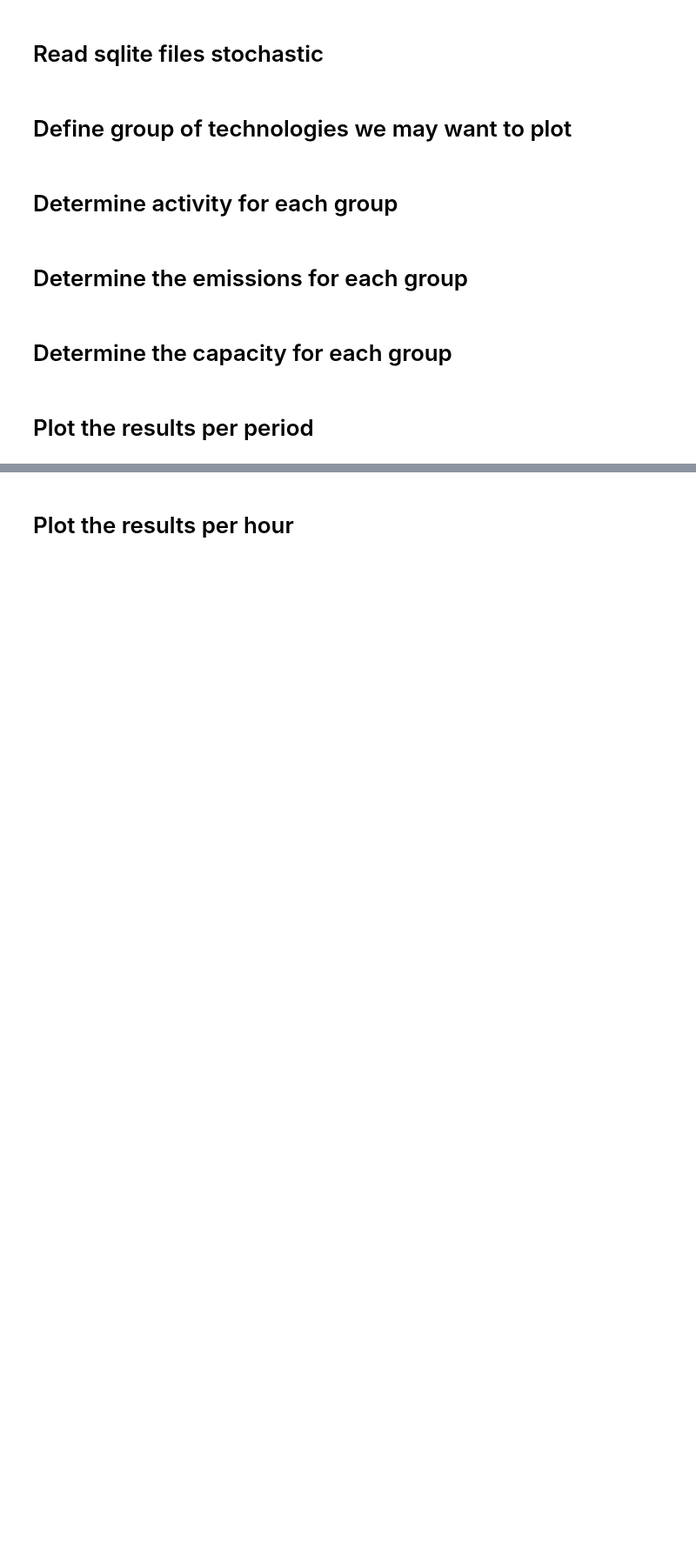
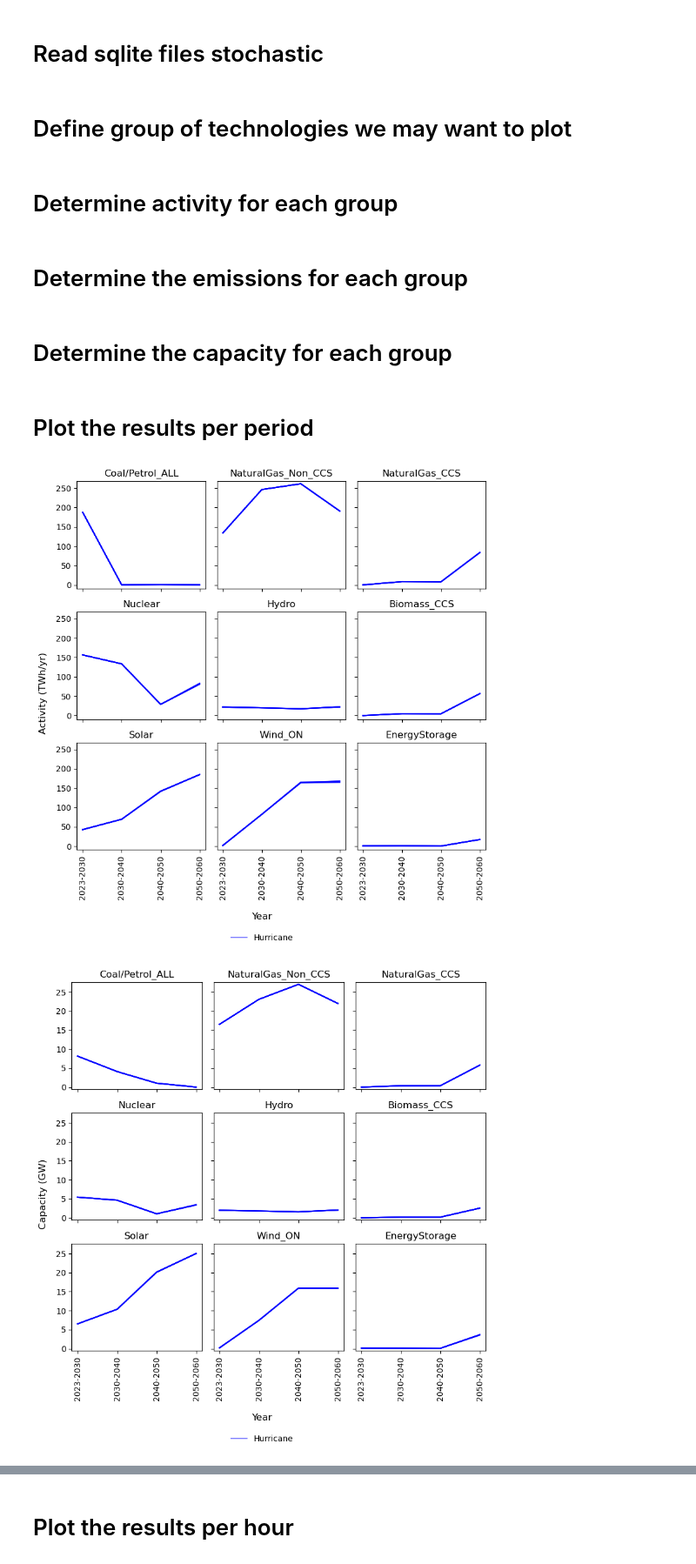
Before and after one commit to vaduraes/TemoaHurricane_V2, a Jupyter notebook: InterpretResults/PlotResultsStochastic.ipynb, the cells around one changed output, grey strips where cells are left out. Shown at 87% size. Cells and saved outputs as stored; diff of their text form; code cells hidden in the pictures; blank space fills up the shorter version.

```diff
--- a/InterpretResults/PlotResultsStochastic.ipynb
+++ b/InterpretResults/PlotResultsStochastic.ipynb
@@ -49,6 +49,8 @@ for simulation in tqdm(list(SqliteNamesStochastic.keys())):
 # %% [markdown]
 # Define group of technologies we may want to plot
 # %%
+
+
 TechAtGroups={"Existing":["AB_ST_EXISTING","BLQ_ST_EXISTING","OBG_IC_EXISTING","WDS_ST_EXISTING",
                         "WH_ST_EXISTING","LFG_GT_EXISTING","LFG_IC_EXISTING","BIT_ST_EXISTING",
                         "NG_CC_EXISTING","NG_GT_EXISTING","NG_ST_EXISTING","NUC_ST_EXISTING",
@@ -65,7 +67,7 @@ TechAtGroups={"Existing":["AB_ST_EXISTING","BLQ_ST_EXISTING","OBG_IC_EXISTING","
                         "WIND-LAND-C8_NEW",
                         "WIND-OFFSHORE-C6_NEW"],
 
-                "Biomass":["AB_ST_EXISTING","BLQ_ST_EXISTING","OBG_IC_EXISTING","WDS_ST_EXISTING",
+                "Biomass_Non_CCS":["AB_ST_EXISTING","BLQ_ST_EXISTING","OBG_IC_EXISTING","WDS_ST_EXISTING",
                         "WH_ST_EXISTING","LFG_GT_EXISTING","LFG_IC_EXISTING","BIOMASS_NEW"],
 
                 "Biomass_CCS":["BIOMASS_CC90_NEW"],
@@ -74,15 +76,14 @@ TechAtGroups={"Existing":["AB_ST_EXISTING","BLQ_ST_EXISTING","OBG_IC_EXISTING","
 
                 # "Coal_CCS":["COAL_95CC_NEW","COAL_99CC_NEW"],
 
-                "NaturalGas_Existing":["NG_CC_EXISTING","NG_GT_EXISTING","NG_ST_EXISTING"],
-                "NaturalGas_New":["NG_F-FRAME_CT_NEW","NG_F-FRAME_CC_NEW","NG_H-FRAME_CC_NEW","NG_F-FRAME_CC_95CC_NEW","NG_H-FRAME_CC_95CC_NEW","NG_F-FRAME_CC_97CC_NEW","NG_H-FRAME_CC_97CC_NEW"],
+                #"NaturalGas_Non_CCS":["NG_CC_EX_NO_RFIT","NG_GT_EX_NO_RFIT","NG_F-FRAME_CC_NEW_NO_RFIT","NG_F-FRAME_CT_NEW_NO_RFIT","NG_H-FRAME_CC_NEW_NO_RFIT","NG_ST_EXISTING"],
+                "NaturalGas_Non_CCS":["NG_CC_EXISTING","NG_GT_EXISTING","NG_ST_EXISTING","NG_F-FRAME_CT_NEW","NG_F-FRAME_CC_NEW","NG_H-FRAME_CC_NEW"],
 
-                "NaturalGas":["NG_CC_EXISTING","NG_GT_EXISTING","NG_ST_EXISTING",
-                            "NG_F-FRAME_CT_NEW","NG_F-FRAME_CC_NEW","NG_H-FRAME_CC_NEW","NG_F-FRAME_CC_95CC_NEW","NG_H-FRAME_CC_95CC_NEW","NG_F-FRAME_CC_97CC_NEW",
-                            "NG_H-FRAME_CC_97CC_NEW"],
+                # "NaturalGas_CCS":["NG_F-FRAME_CC_95CC_NEW","NG_H-FRAME_CC_95CC_NEW","NG_F-FRAME_CC_97CC_NEW",
+                #             "NG_H-FRAME_CC_97CC_NEW","NG_CC_EX_RFIT","NG_GT_EX_RFIT","NG_F-FRAME_CC_NEW_RFIT","NG_F-FRAME_CT_NEW_RFIT","NG_H-FRAME_CC_NEW_RFIT"],
 
                 "NaturalGas_CCS":["NG_F-FRAME_CC_95CC_NEW","NG_H-FRAME_CC_95CC_NEW","NG_F-FRAME_CC_97CC_NEW",
-                            "NG_H-FRAME_CC_97CC_NEW"],
+                            "NG_H-FRAME_CC_97CC_NEW","NG_CC_EX_RFIT","NG_GT_EX_RFIT","NG_F-FRAME_CC_NEW_RFIT","NG_F-FRAME_CT_NEW_RFIT","NG_H-FRAME_CC_NEW_RFIT"],
 
                 "Nuclear":["NUCLEAR-AP1000_NEW","NUCLEAR-SMR_NEW","NUC_ST_EXISTING"],
 
@@ -316,23 +317,26 @@ def Plot(Iten, PlotGroups, Data=Data):
 # %%
 Iten="Activity" # "Activity" or "Emissions" or "Capacity"
 PlotGroups=[]
-PlotGroups.append(["NaturalGas","NaturalGas_New", "NaturalGas_Existing"])#Line 1
-PlotGroups.append(["Wind_OFF","Wind_ON","New"])#Line 2
-PlotGroups.append(["Solar","Nuclear", "Existing"])#Line 3 # Hydro
+PlotGroups.append(["Coal/Petrol_ALL","NaturalGas_Non_CCS", "NaturalGas_CCS"])#Line 1
+PlotGroups.append(["Nuclear","Hydro", "Biomass_CCS"])#Line 2
+PlotGroups.append(["Solar","Wind_ON", "EnergyStorage"])
 Plot(Iten,PlotGroups)
 
 ################################
 Iten="Capacity" # "Activity" or "Emissions" or "Capacity"
 PlotGroups=[]
-PlotGroups.append(["NaturalGas","NaturalGas_New", "NaturalGas_Existing"])#Line 1
-PlotGroups.append(["Wind_OFF","Wind_ON","New"])#Line 2
-PlotGroups.append(["Solar","Nuclear", "Existing"])#Line 3
+PlotGroups.append(["Coal/Petrol_ALL","NaturalGas_Non_CCS", "NaturalGas_CCS"])#Line 1
+PlotGroups.append(["Nuclear","Hydro", "Biomass_CCS"])#Line 2
+PlotGroups.append(["Solar","Wind_ON", "EnergyStorage"])
 Plot(Iten,PlotGroups)
 
 ################################
 Iten="Emissions" # "Activity" or "Emissions" or "Capacity"
 PlotGroups=[]
-PlotGroups.append(["Coal/Petrol_ALL","Biomass_CCS", "New"])#Line 1
-PlotGroups.append(["NaturalGas","NaturalGas_CCS", "Existing"])#Line 2
+PlotGroups.append(["NaturalGas_Non_CCS", "NaturalGas_CCS"])#Line 1
+PlotGroups.append(["Coal/Petrol_ALL","Biomass_CCS"])#Line 2
 
 Plot(Iten,PlotGroups)
+# %% [output]
+[figure, added]
+[figure, added]
```
Also changed, not shown: parts of 1 cell of this notebook, 7 other files.
